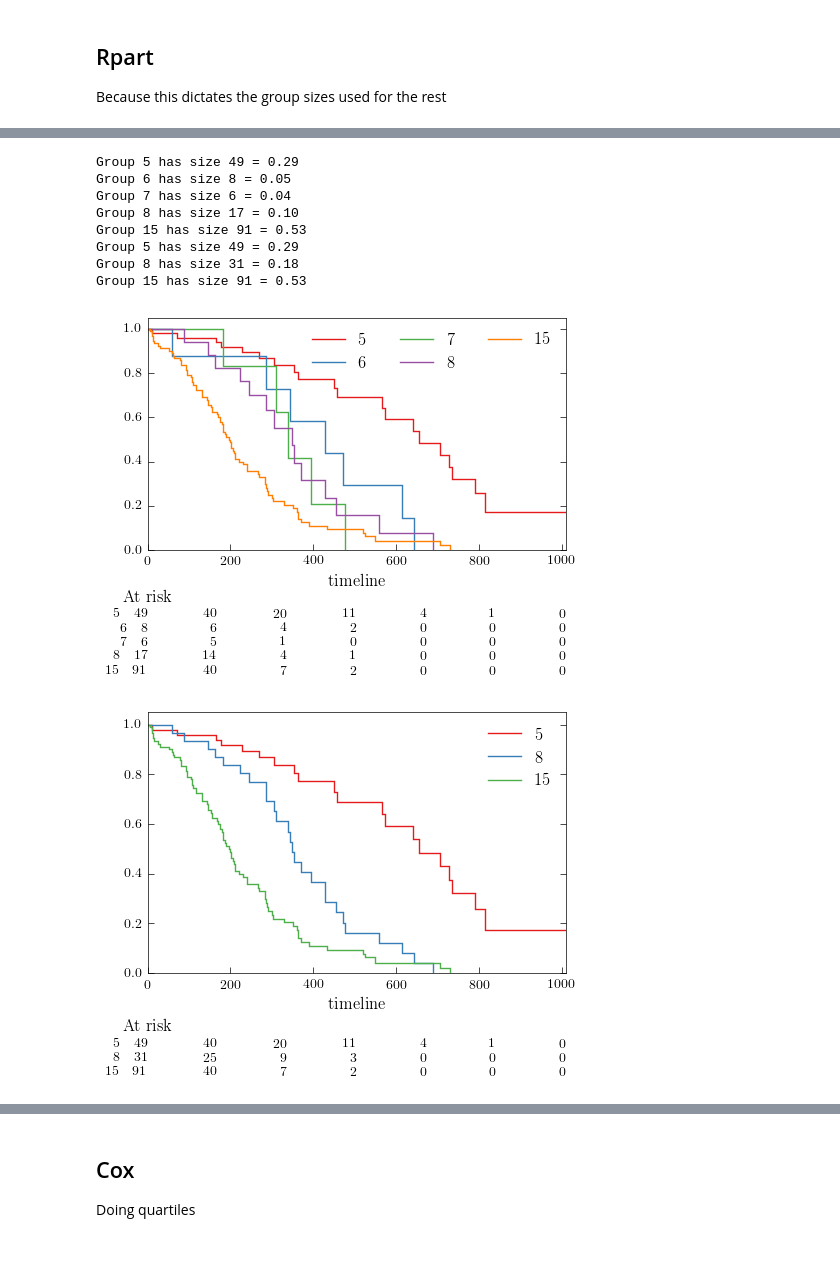
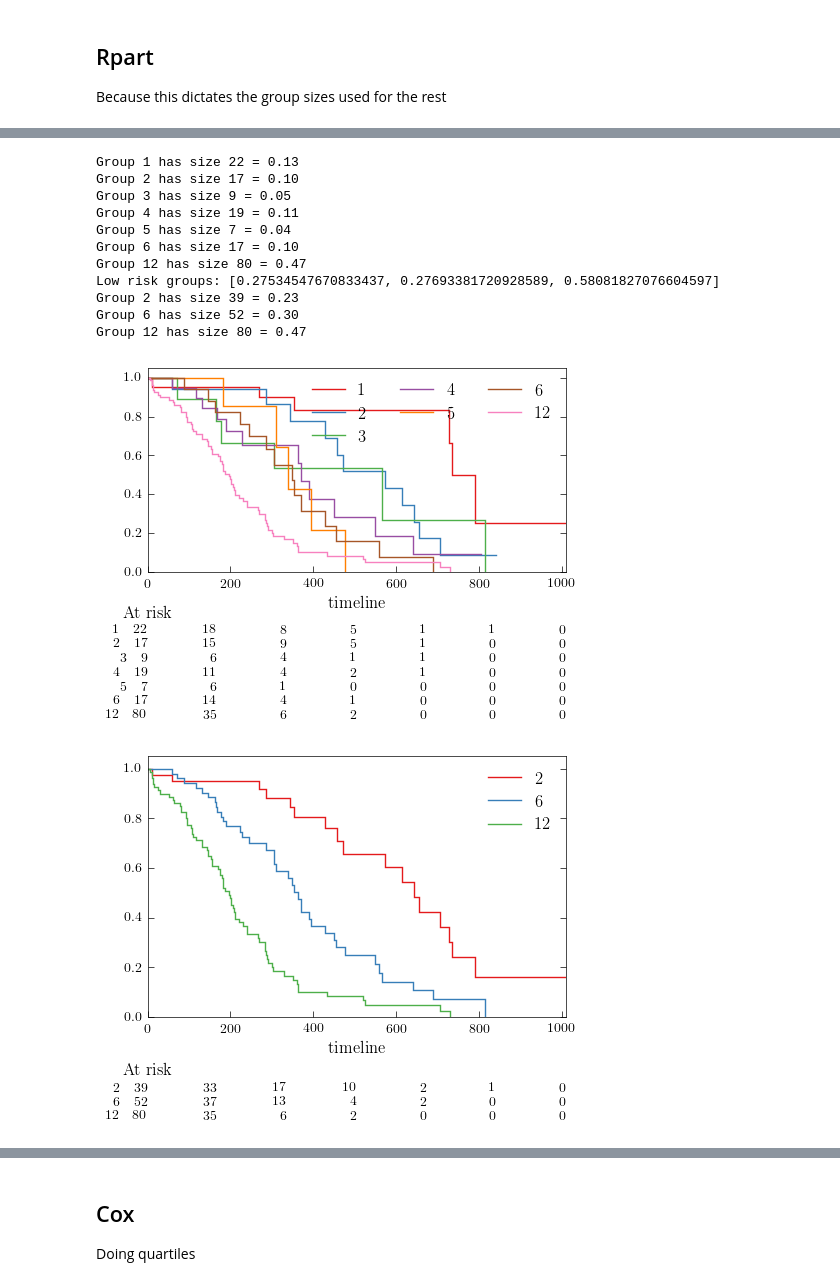
Before and after one commit to spacecowboy/article-annriskgroups-source, a Jupyter notebook: TestData.ipynb, the cells around one changed output, grey strips where cells are left out. Saved outputs shown, nothing was run; the diff lists cells and outputs as text; code cells hidden in the pictures; blank space fills up the shorter version.

```diff
--- a/TestData.ipynb
+++ b/TestData.ipynb
@@ -74,4 +42,19 @@ colon 0.30 0.31
 # %%
+from pysurvival.rpart import RPartModel
+
+# Save values for later here
+rpart_trn_preds = {}
+rpart_test_preds =  {}
+group_sizes = {}
+
+# Default values in rpart actually
+rpart_kwargs = dict(highlim=0.1,
+                    lowlim=0.1,
+                    minsplit=20,
+                    minbucket=None,
+                    xval=3,
+                    cp=0.01)
+
 def show_rpart(trn, rm=None, joinmid=False):
     '''
     By default, the implementation will join non-significantly different
@@ -81,7 +64,7 @@ def show_rpart(trn, rm=None, joinmid=False):
     '''
     if rm is None:
         # Low limits so we don't merge significantly different groups yet
-        rm = RPartModel(highlim=0.05, lowlim=0.05, minbucket=5)
+        rm = RPartModel(**rpart_kwargs)
         rm.fit(trn, trn.columns[0], trn.columns[1])
 
     preds = rm.predict(trn)
@@ -131,8 +114,15 @@ name = 'pbc'
 trn, test = datasets[name]
 rm = show_rpart(trn)
 # PBC finds reasonable groups without merging non-significant groups
+up = np.unique(rm.predict(trn))
+#rm._high.append(up[-2])
+#print("High risk groups:", rm._high)
 show_rpart(trn, rm, joinmid=True)
 
-rpart_trn_preds[name] = rm.predict_classes(trn)
+preds = rm.predict_classes(trn)
+rpart_trn_preds[name] = preds
 rpart_test_preds[name] = rm.predict_classes(test)
+
+group_sizes[name] = (int(np.sum(preds == 'high')),
+                     int(np.sum(preds == 'low')))
 # %% [output]
@@ -151,23 +143,34 @@ Group 13 has size 80 = 0.33
 # %%
 name = 'lung'
 trn, test = datasets[name]
 rm = show_rpart(trn)
-# LUNG also gives naturally large groups, which make sense there
+# LUNG needs merging low risk groups
+up = np.unique(rm.predict(trn))
+rm._low.append(up[2])
+print("Low risk groups:", rm._low)
+
 show_rpart(trn, rm, joinmid=True)
 
-rpart_trn_preds[name] = rm.predict_classes(trn)
+preds = rm.predict_classes(trn)
+rpart_trn_preds[name] = preds
 rpart_test_preds[name] = rm.predict_classes(test)
+
+group_sizes[name] = (int(np.sum(preds == 'high')),
+                     int(np.sum(preds == 'low')))
 # %% [output]
-Group 5 has size 49 = 0.29
-Group 6 has size 8 = 0.05
-Group 7 has size 6 = 0.04
-Group 8 has size 17 = 0.10
-Group 15 has size 91 = 0.53
-Group 5 has size 49 = 0.29
-Group 8 has size 31 = 0.18
-Group 15 has size 91 = 0.53
+Group 1 has size 22 = 0.13
+Group 2 has size 17 = 0.10
+Group 3 has size 9 = 0.05
+Group 4 has size 19 = 0.11
+Group 5 has size 7 = 0.04
+Group 6 has size 17 = 0.10
+Group 12 has size 80 = 0.47
+Low risk groups: [0.27534547670833437, 0.27693381720928589, 0.58081827076604597]
+Group 2 has size 39 = 0.23
+Group 6 has size 52 = 0.30
+Group 12 has size 80 = 0.47
-[figure, old version]
+[figure, new version]
-[figure, old version]
+[figure, new version]
 # %%
 name = 'colon'
 trn, test = datasets[name]
```
Also changed, not shown: parts of 9 cells of this notebook, 9 other files.
